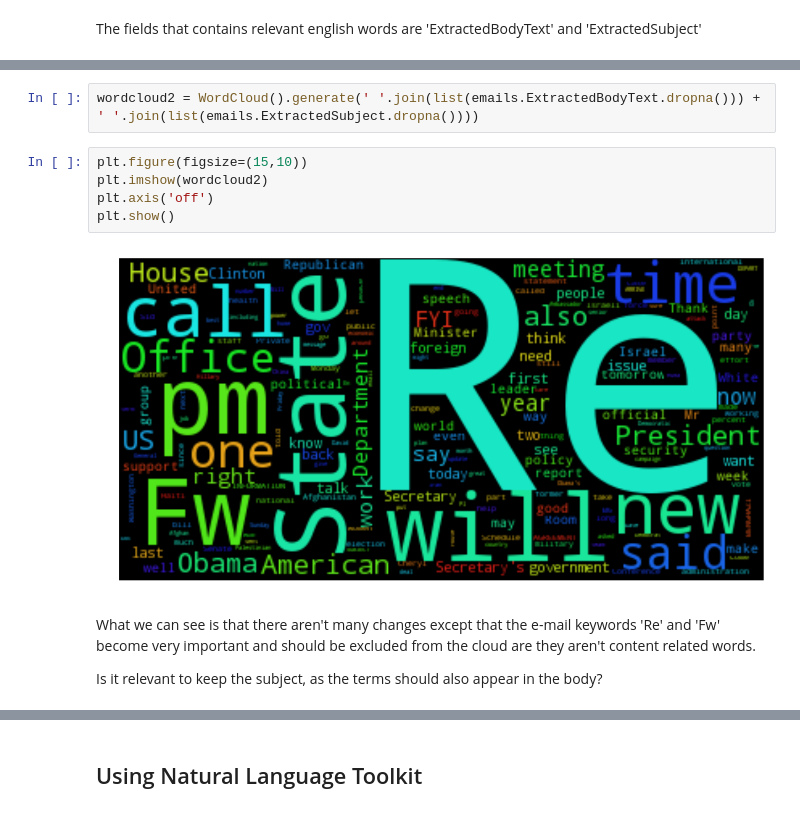
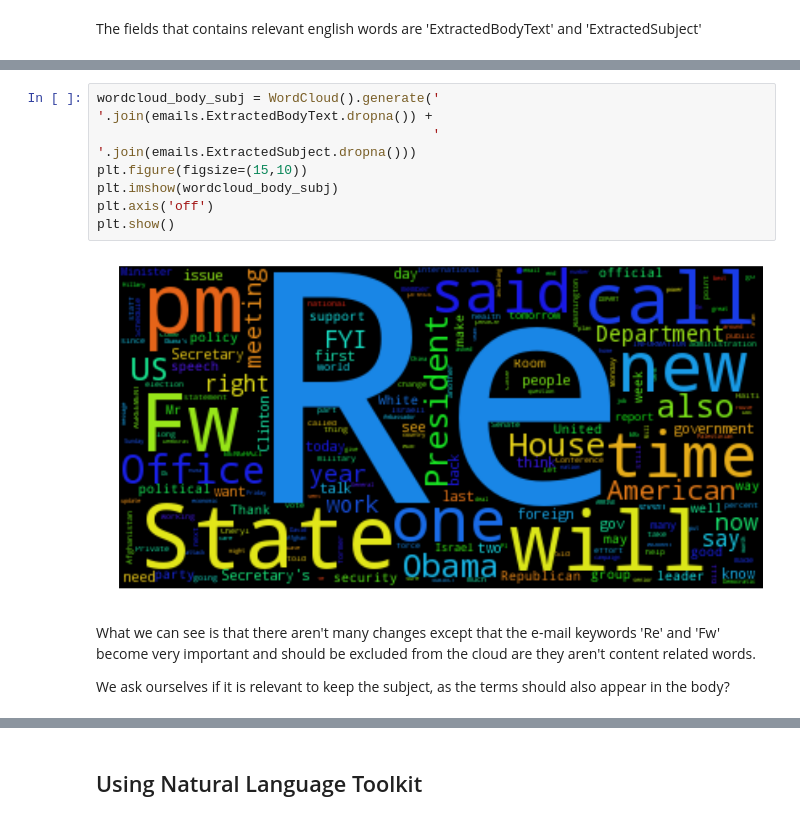
Before and after one commit to ireneu/ada, a Jupyter notebook: HW05/05 - Taming Text.ipynb, the cells around one changed output, grey strips where cells are left out. Saved outputs shown, nothing was run; the diff lists cells and outputs as text.

```diff
--- a/HW05/05 - Taming Text.ipynb
+++ b/HW05/05 - Taming Text.ipynb
@@ -44,16 +45,16 @@ plt.close()
 # %%
-wordcloud2 = WordCloud().generate(' '.join(list(emails.ExtractedBodyText.dropna())) + ' '.join(list(emails.ExtractedSubject.dropna())))
+wordcloud_body_subj = WordCloud().generate(' '.join(emails.ExtractedBodyText.dropna()) +
+                                           ' '.join(emails.ExtractedSubject.dropna()))
+plt.figure(figsize=(15,10))
+plt.imshow(wordcloud_body_subj)
+plt.axis('off')
+plt.show()
+# %% [output]
+[figure, added]
-# %%
-plt.figure(figsize=(15,10))
-plt.imshow(wordcloud2)
-plt.axis('off')
-plt.show()
-# %% [output]
-[figure, removed]
 # %% [markdown]
 What we can see is that there aren't many changes except that the e-mail keywords 'Re' and 'Fw' become very important and should be excluded from the cloud are they aren't content related words.
 
-Is it relevant to keep the subject, as the terms should also appear in the body?
+We ask ourselves if it is relevant to keep the subject, as the terms should also appear in the body?
 # %%
 emails_=emails[['ExtractedSubject', 'ExtractedBodyText']].copy()
 
```
Also changed, not shown: parts of 41 cells of this notebook, 45 other files.
